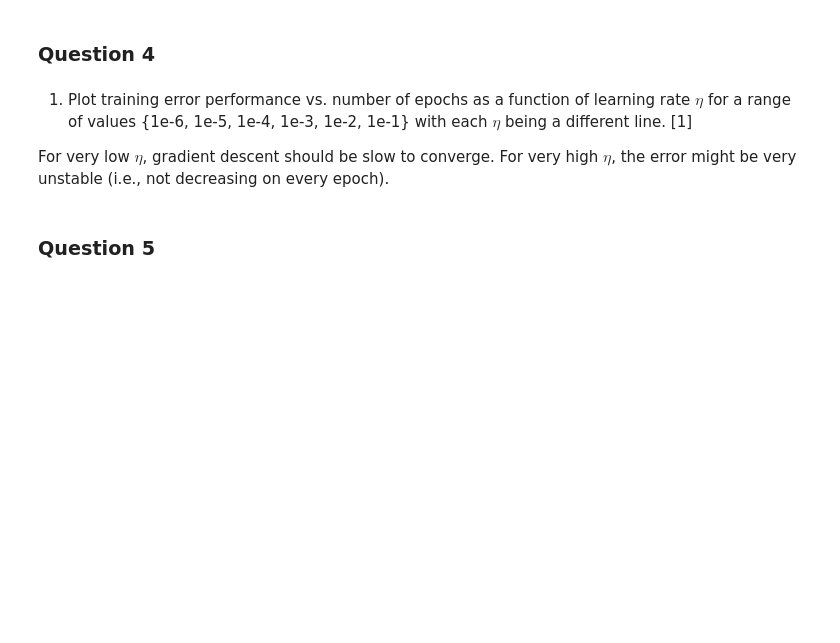
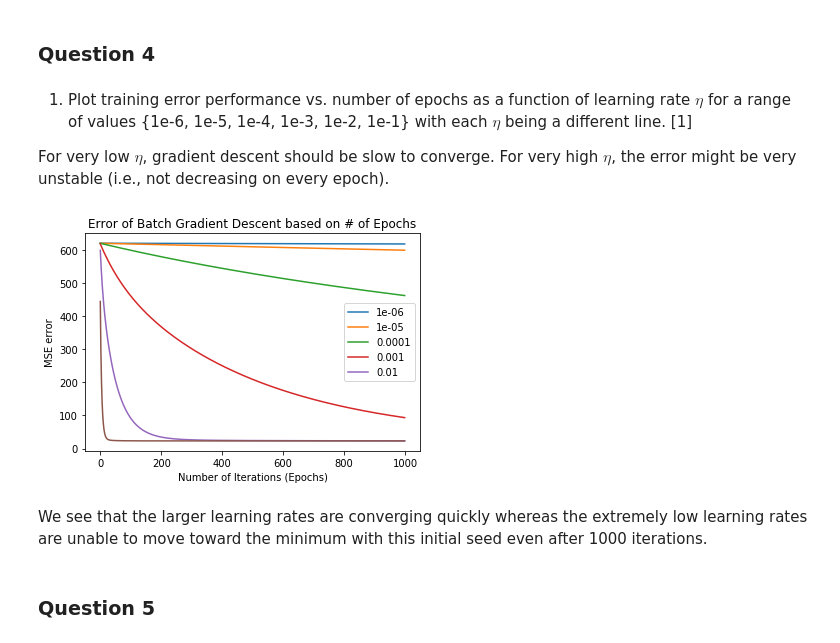
Before and after one commit to Jacobdb2/Lin-Reg-Gradient-Descent, a Jupyter notebook: lab_4_1.ipynb, the cells around one changed output. Cells and saved outputs as stored; diff of their text form; code cells hidden in the pictures; blank space fills up the shorter version.

```diff
--- a/lab_4_1.ipynb
+++ b/lab_4_1.ipynb
@@ -456,6 +567,34 @@ We'll work with the above dataset for the assignment below. Create a blank noteb
 1. Plot training error performance vs. number of epochs as a function of learning rate $\eta$ for a range of values {1e-6, 1e-5, 1e-4, 1e-3, 1e-2, 1e-1} with each $\eta$ being a different line. [1]
 
 For very low $\eta$, gradient descent should be slow to converge.  For very high $\eta$, the error might be very unstable (i.e., not decreasing on every epoch).
+# %%
+#We pick our best performing lambda = 0, which leads to no regulatization
+lam = 0
+m = X_train.shape[0]
+alpha_list = [1e-6, 1e-5, 1e-4, 1e-3, 1e-2, 1e-1]
+#Set epochs to 1000
+epochs = list(range(0,1000))
+# Calculate the gradient
+for alpha in alpha_list:
+  mse_list = []
+  #Initialize + reset the weights after changing alpha
+  w_p3 = np.ones(14)
+  for ep in epochs:
+    #This will not be changing for a given iteration
+    predic_error = np.dot(X_train,w_p3) - y_train
+    w_deriv = (1/m)*(np.dot(predic_error, X_train) + lam*w_p3)
+    w_p3 = w_p3 - alpha*w_deriv
+  #calculate the MSE
+    mse_list.append(mean_squared_error(np.dot(X_train,w_p3), y_train))
+  plt.xlabel("Number of Iterations (Epochs)")
+  plt.ylabel("MSE error")
+  plt.title("Error of Batch Gradient Descent based on # of Epochs")
+  plt.legend(alpha_list)
+  plt.plot(epochs, mse_list)
+# %% [output]
+[figure, added]
+# %% [markdown]
+We see that the larger learning rates are converging quickly whereas the extremely low learning rates are unable to move toward the minimum with this initial seed even after 1000 iterations.
 # %% [markdown]
 ### Question 5
 # %% [markdown]
```
Also changed, not shown: parts of 27 cells of this notebook.
